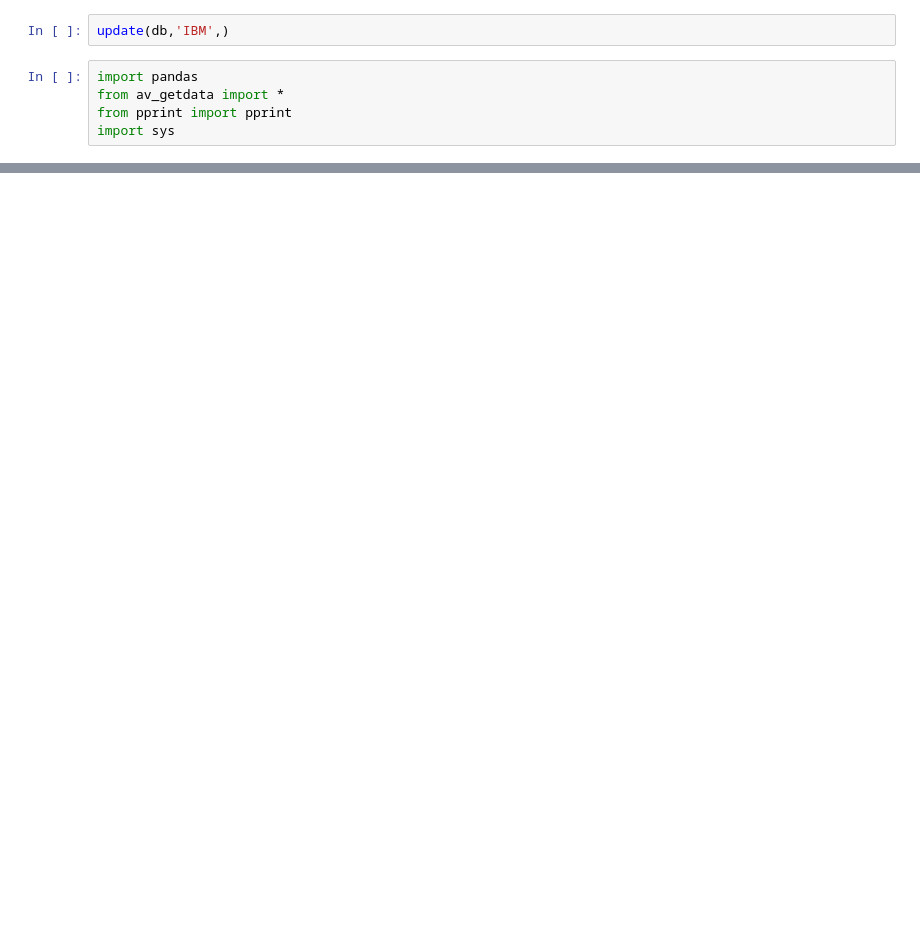
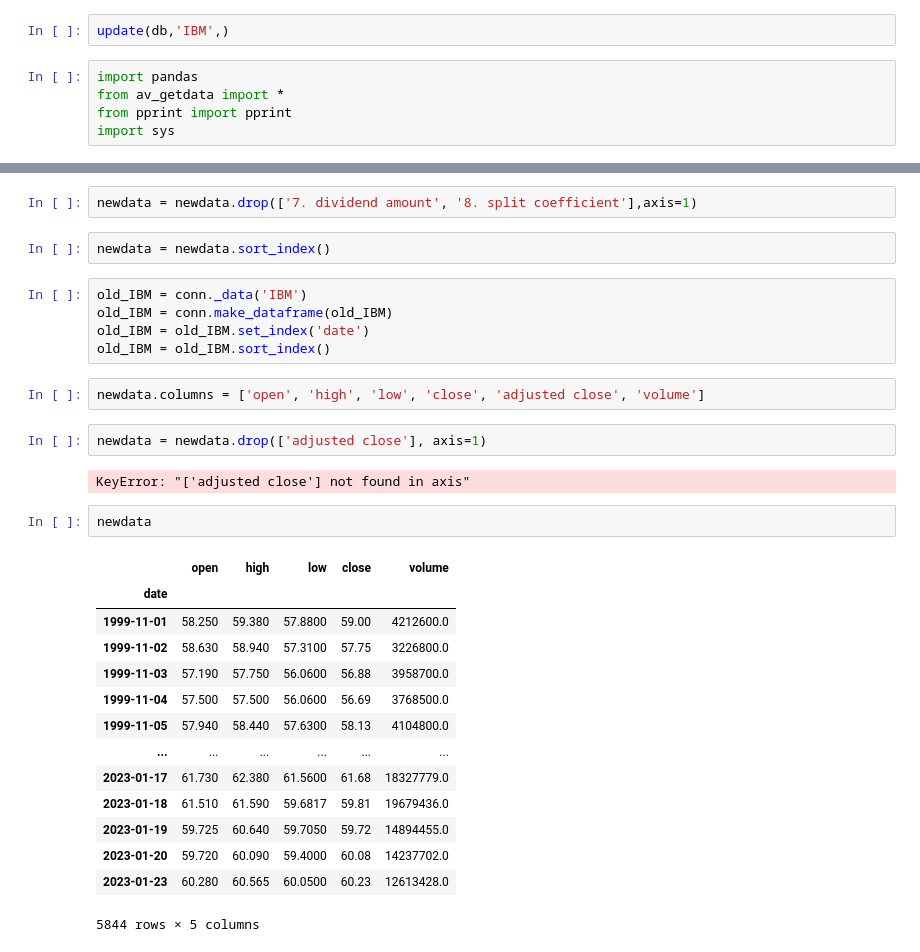
Before and after one commit to Ploiiiz/Software-Dev-2, a Jupyter notebook: New API/database_visual.ipynb, the cells around one changed output, grey strips where cells are left out. Saved outputs shown, nothing was run; the diff lists cells and outputs as text; blank space fills up the shorter version.

```diff
--- a/New API/database_visual.ipynb
+++ b/New API/database_visual.ipynb
@@ -69,0 +126,32 @@ for d,values in zip(i.index,i.values):
+# %%
+newdata = newdata.drop(['7. dividend amount', '8. split coefficient'],axis=1)
+# %%
+newdata = newdata.sort_index()
+# %%
+old_IBM = conn._data('IBM')
+old_IBM = conn.make_dataframe(old_IBM)
+old_IBM = old_IBM.set_index('date')
+old_IBM = old_IBM.sort_index()
+# %%
+newdata.columns = ['open', 'high', 'low', 'close', 'adjusted close', 'volume']
+# %%
+newdata = newdata.drop(['adjusted close'], axis=1)
+# %% [output]
+KeyError: "['adjusted close'] not found in axis"
+# %%
+newdata
+# %% [output]
+|  | open | high | low | close | volume |
+| date |  |  |  |  |  |
+| 1999-11-01 | 58.250 | 59.380 | 57.8800 | 59.00 | 4212600.0 |
+| 1999-11-02 | 58.630 | 58.940 | 57.3100 | 57.75 | 3226800.0 |
+| 1999-11-03 | 57.190 | 57.750 | 56.0600 | 56.88 | 3958700.0 |
+| 1999-11-04 | 57.500 | 57.500 | 56.0600 | 56.69 | 3768500.0 |
+| 1999-11-05 | 57.940 | 58.440 | 57.6300 | 58.13 | 4104800.0 |
+| ... | ... | ... | ... | ... | ... |
+| 2023-01-17 | 61.730 | 62.380 | 61.5600 | 61.68 | 18327779.0 |
+| 2023-01-18 | 61.510 | 61.590 | 59.6817 | 59.81 | 19679436.0 |
+| 2023-01-19 | 59.725 | 60.640 | 59.7050 | 59.72 | 14894455.0 |
+| 2023-01-20 | 59.720 | 60.090 | 59.4000 | 60.08 | 14237702.0 |
+| 2023-01-23 | 60.280 | 60.565 | 60.0500 | 60.23 | 12613428.0 |
+5844 rows × 5 columns
```
Also changed, not shown: parts of 17 cells of this notebook, 11 other files.
